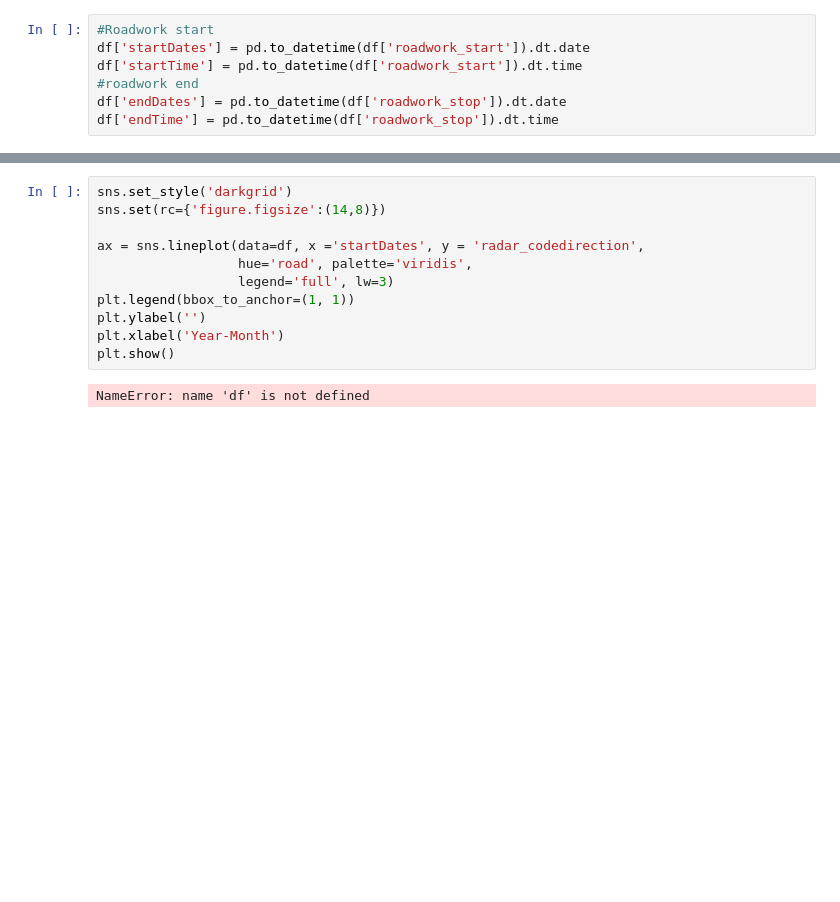
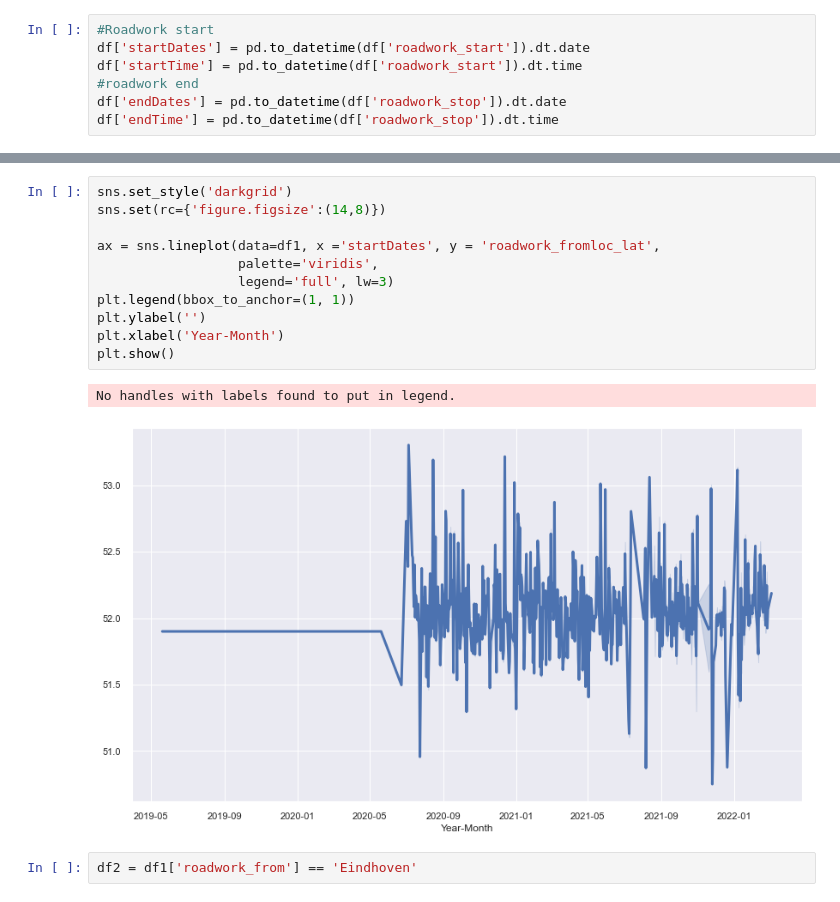
Before and after one commit to AviMegin/AI, a Jupyter notebook: Python/Parquet- project - explore ROADWORKS.ipynb, the cells around one changed output, grey strips where cells are left out. Saved outputs shown, nothing was run; the diff lists cells and outputs as text; blank space fills up the shorter version.

```diff
--- a/Python/Parquet- project - explore ROADWORKS.ipynb
+++ b/Python/Parquet- project - explore ROADWORKS.ipynb
@@ -36,13 +126,16 @@ df
 # %%
 sns.set_style('darkgrid')
 sns.set(rc={'figure.figsize':(14,8)})
 
-ax = sns.lineplot(data=df, x ='startDates', y = 'radar_codedirection',
-                  hue='road', palette='viridis',
+ax = sns.lineplot(data=df1, x ='startDates', y = 'roadwork_fromloc_lat',
+                  palette='viridis',
                   legend='full', lw=3)
 plt.legend(bbox_to_anchor=(1, 1))
 plt.ylabel('')
 plt.xlabel('Year-Month')
 plt.show()
 # %% [output]
-NameError: name 'df' is not defined
+No handles with labels found to put in legend.
+[figure, added]
+# %%
+df2 = df1['roadwork_from'] == 'Eindhoven'
```
Also changed, not shown: parts of 14 cells of this notebook.
